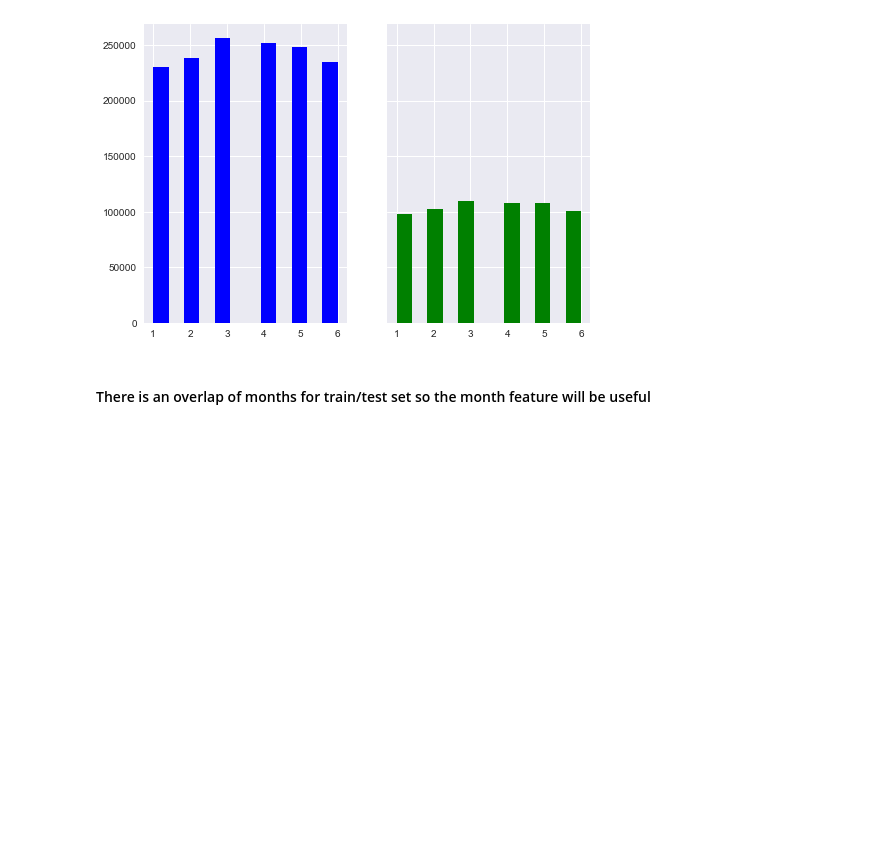
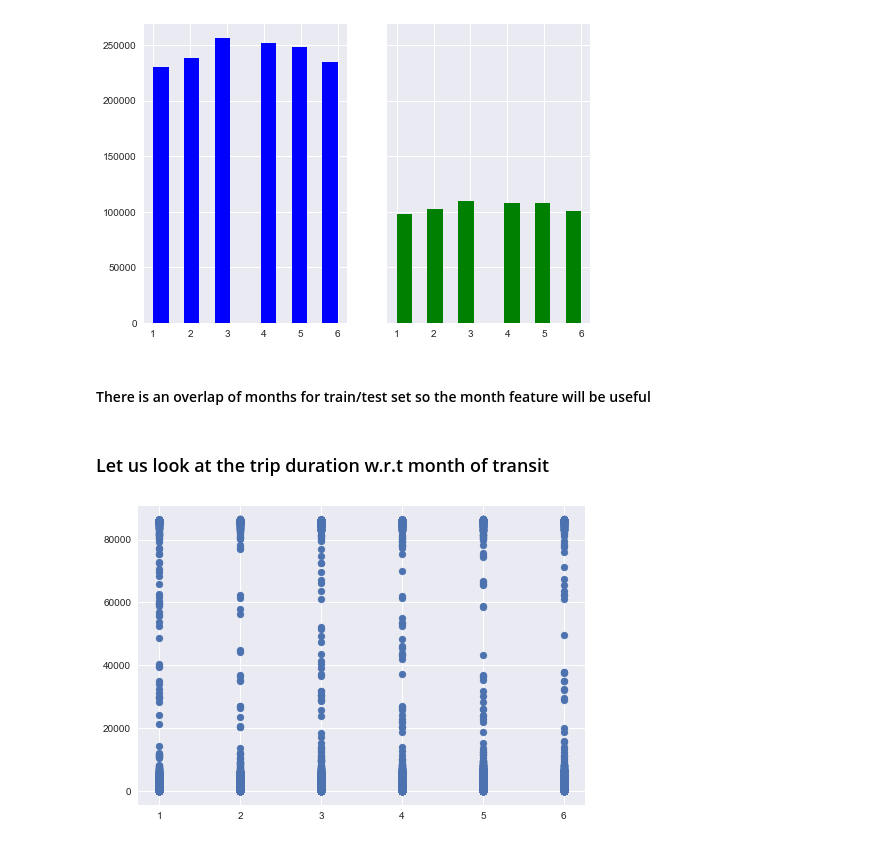
Before and after one commit to tkmaker/DataScience, a Jupyter notebook: TaxiTrip/Exploration Notebook.ipynb, the cells around one changed output. Saved outputs shown, nothing was run; the diff lists cells and outputs as text; code cells hidden in the pictures; blank space fills up the shorter version.

```diff
--- a/TaxiTrip/Exploration Notebook.ipynb
+++ b/TaxiTrip/Exploration Notebook.ipynb
@@ -131,3 +182,10 @@ plt.show()
 [figure]
 # %% [markdown]
 #### There is an overlap of months for train/test set so the month feature will be useful
+# %% [markdown]
+### Let us look at the trip duration w.r.t month of transit
+# %%
+plt.scatter(train_new_df.month,train_new_df.trip_duration)
+plt.show()
+# %% [output]
+[figure, added]
```
Also changed, not shown: parts of 5 cells of this notebook.
